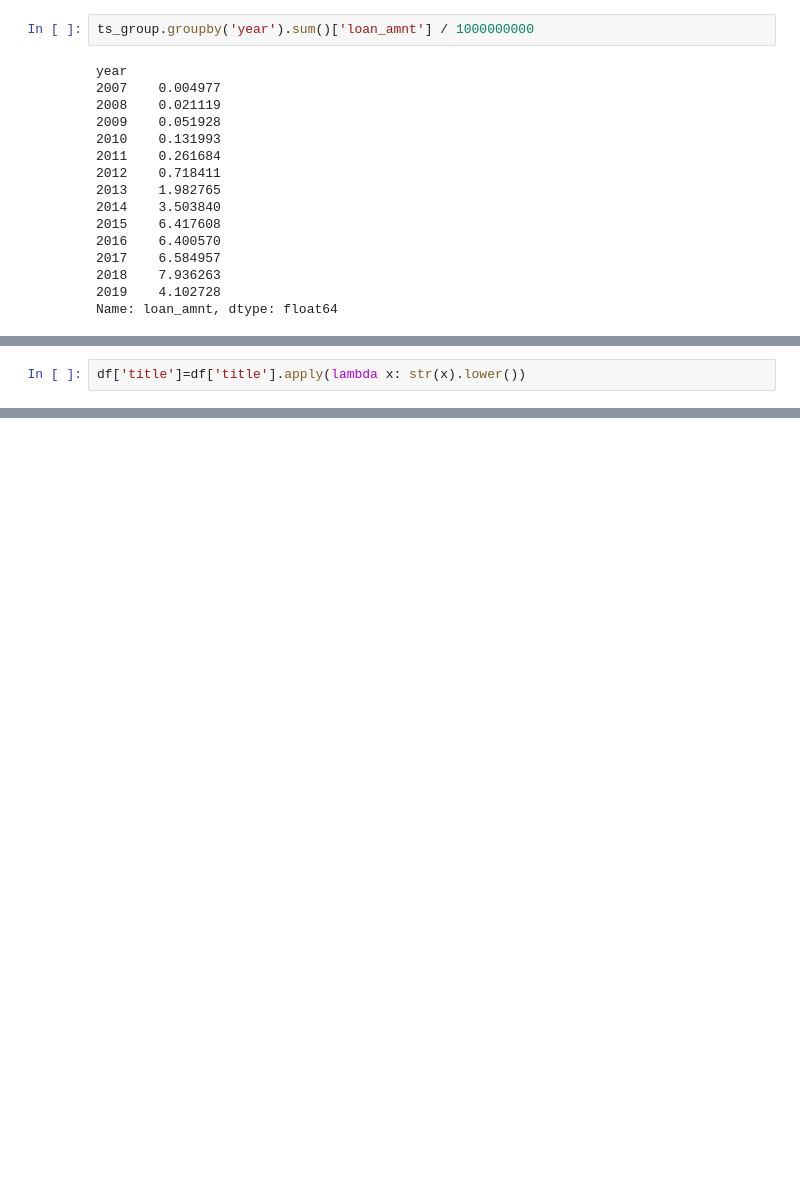
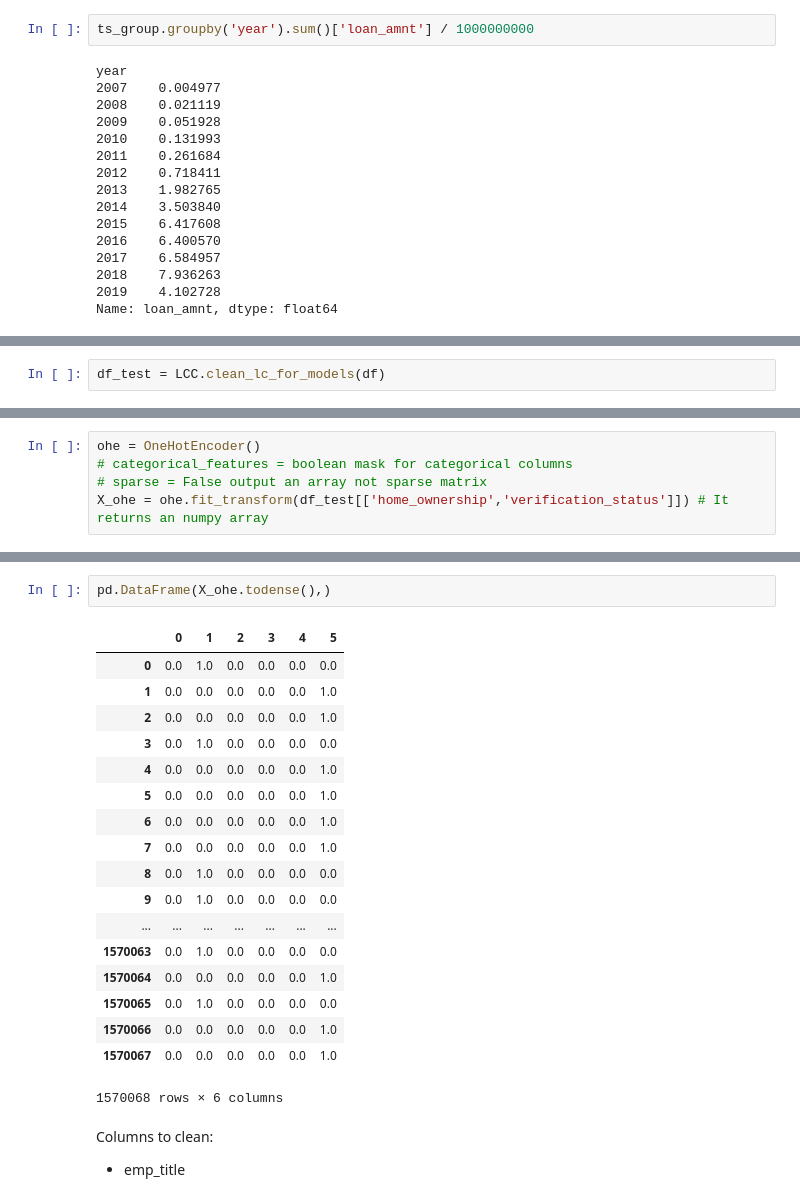
Before and after one commit to ajricks4/lending-club, a Jupyter notebook: Lending_Club_Prelim.ipynb, the cells around one changed output, grey strips where cells are left out. Drawn from its saved outputs; the diff is of its cells as text; blank space fills up the shorter version.

```diff
--- a/Lending_Club_Prelim.ipynb
+++ b/Lending_Club_Prelim.ipynb
@@ -201,2 +184,0 @@ else create bag of words count vectorizer to then create a kmeans algorithm to c
-# %%
-df['title']=df['title'].apply(lambda x: str(x).lower())
@@ -239,0 +191,2 @@ Timestamp('2007-06-01 00:00:00')
+# %%
+df_test = LCC.clean_lc_for_models(df)
@@ -239,0 +315,5 @@ Timestamp('2007-06-01 00:00:00')
+# %%
+ohe = OneHotEncoder()
+# categorical_features = boolean mask for categorical columns
+# sparse = False output an array not sparse matrix
+X_ohe = ohe.fit_transform(df_test[['home_ownership','verification_status']]) # It returns an numpy array
@@ -239,0 +335,24 @@ Timestamp('2007-06-01 00:00:00')
+# %%
+pd.DataFrame(X_ohe.todense(),)
+# %% [output]
+|  | 0 | 1 | 2 | 3 | 4 | 5 |
+| 0 | 0.0 | 1.0 | 0.0 | 0.0 | 0.0 | 0.0 |
+| 1 | 0.0 | 0.0 | 0.0 | 0.0 | 0.0 | 1.0 |
+| 2 | 0.0 | 0.0 | 0.0 | 0.0 | 0.0 | 1.0 |
+| 3 | 0.0 | 1.0 | 0.0 | 0.0 | 0.0 | 0.0 |
+| 4 | 0.0 | 0.0 | 0.0 | 0.0 | 0.0 | 1.0 |
+| 5 | 0.0 | 0.0 | 0.0 | 0.0 | 0.0 | 1.0 |
+| 6 | 0.0 | 0.0 | 0.0 | 0.0 | 0.0 | 1.0 |
+| 7 | 0.0 | 0.0 | 0.0 | 0.0 | 0.0 | 1.0 |
+| 8 | 0.0 | 1.0 | 0.0 | 0.0 | 0.0 | 0.0 |
+| 9 | 0.0 | 1.0 | 0.0 | 0.0 | 0.0 | 0.0 |
+| ... | ... | ... | ... | ... | ... | ... |
+| 1570063 | 0.0 | 1.0 | 0.0 | 0.0 | 0.0 | 0.0 |
+| 1570064 | 0.0 | 0.0 | 0.0 | 0.0 | 0.0 | 1.0 |
+| 1570065 | 0.0 | 1.0 | 0.0 | 0.0 | 0.0 | 0.0 |
+| 1570066 | 0.0 | 0.0 | 0.0 | 0.0 | 0.0 | 1.0 |
+| 1570067 | 0.0 | 0.0 | 0.0 | 0.0 | 0.0 | 1.0 |
+1570068 rows × 6 columns
+# %% [markdown]
+Columns to clean:
+-  emp_title
```
Also changed, not shown: parts of 32 cells of this notebook.
